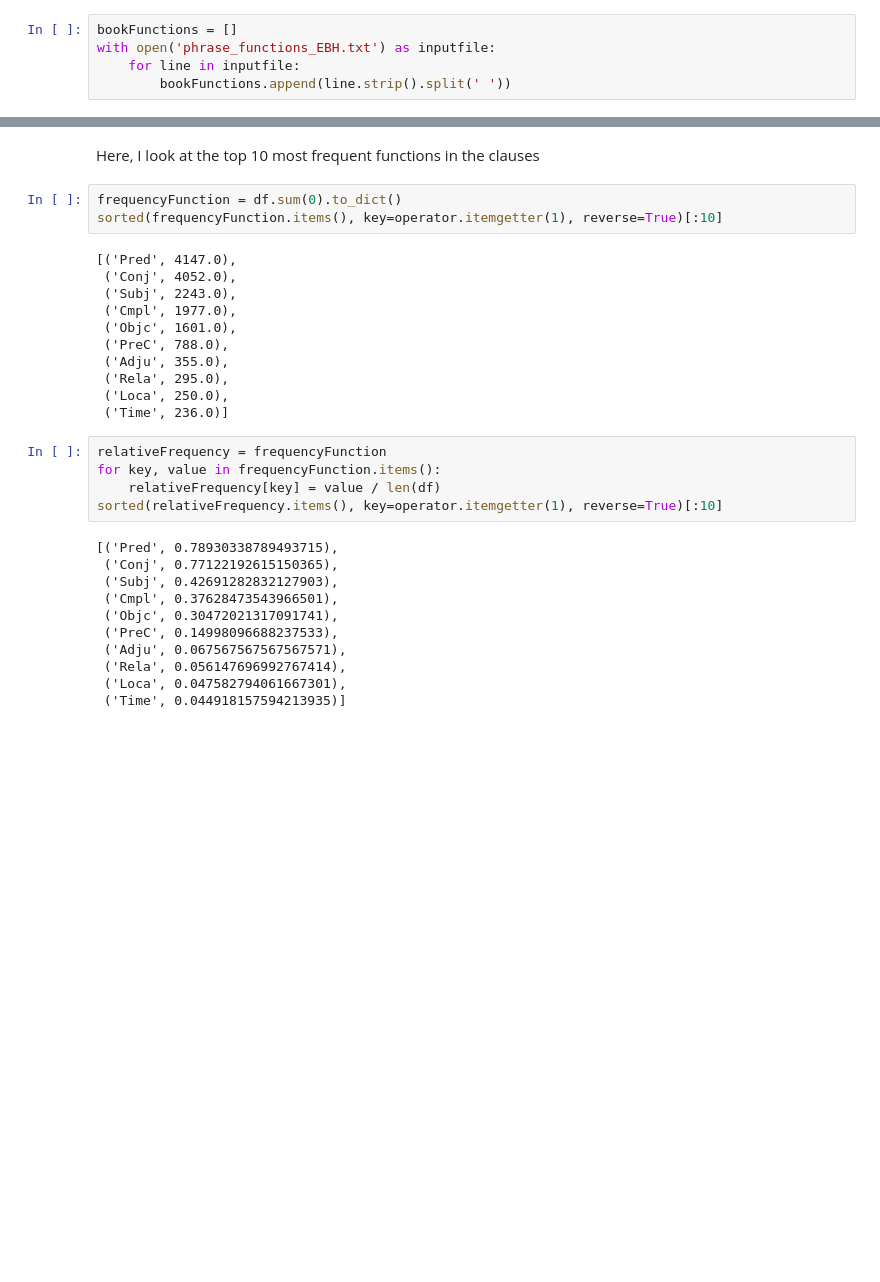
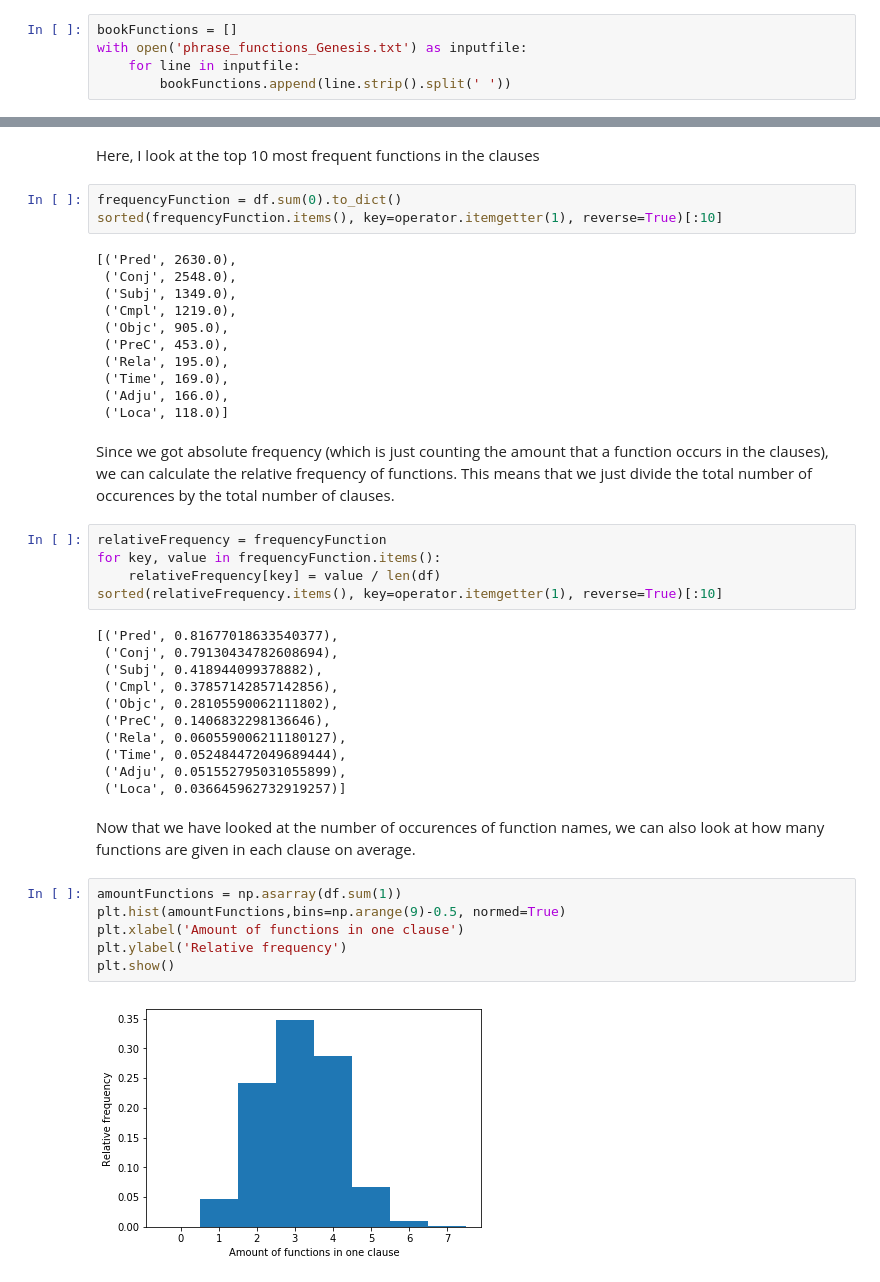
Before and after one commit to ETCBC/Probabilistic_Language_Change, a Jupyter notebook: Data analysis notebook.ipynb, the cells around one changed output, grey strips where cells are left out. Drawn from its saved outputs; the diff is of its cells as text; blank space fills up the shorter version.

```diff
--- a/Data analysis notebook.ipynb
+++ b/Data analysis notebook.ipynb
@@ -13,7 +13,7 @@ import operator
 First, we create a list where all functions are stored.
 # %%
 bookFunctions = []
-with open('phrase_functions_EBH.txt') as inputfile:
+with open('phrase_functions_Genesis.txt') as inputfile:
     for line in inputfile:
         bookFunctions.append(line.strip().split(' '))
 # %% [markdown]
@@ -47,29 +47,41 @@ Here, I look at the top 10 most frequent functions in the clauses
 frequencyFunction = df.sum(0).to_dict()
 sorted(frequencyFunction.items(), key=operator.itemgetter(1), reverse=True)[:10]
 # %% [output]
-[('Pred', 4147.0),
- ('Conj', 4052.0),
- ('Subj', 2243.0),
- ('Cmpl', 1977.0),
- ('Objc', 1601.0),
- ('PreC', 788.0),
- ('Adju', 355.0),
- ('Rela', 295.0),
- ('Loca', 250.0),
- ('Time', 236.0)]
+[('Pred', 2630.0),
+ ('Conj', 2548.0),
+ ('Subj', 1349.0),
+ ('Cmpl', 1219.0),
+ ('Objc', 905.0),
+ ('PreC', 453.0),
+ ('Rela', 195.0),
+ ('Time', 169.0),
+ ('Adju', 166.0),
+ ('Loca', 118.0)]
+# %% [markdown]
+Since we got absolute frequency (which is just counting the amount that a function occurs in the clauses), we can calculate the relative frequency of functions. This means that we just divide the total number of occurences by the total number of clauses.
 # %%
 relativeFrequency = frequencyFunction
 for key, value in frequencyFunction.items():
     relativeFrequency[key] = value / len(df)
 sorted(relativeFrequency.items(), key=operator.itemgetter(1), reverse=True)[:10]
 # %% [output]
-[('Pred', 0.78930338789493715),
- ('Conj', 0.77122192615150365),
- ('Subj', 0.42691282832127903),
- ('Cmpl', 0.37628473543966501),
- ('Objc', 0.30472021317091741),
- ('PreC', 0.14998096688237533),
- ('Adju', 0.067567567567567571),
- ('Rela', 0.056147696992767414),
- ('Loca', 0.047582794061667301),
- ('Time', 0.044918157594213935)]
+[('Pred', 0.81677018633540377),
+ ('Conj', 0.79130434782608694),
+ ('Subj', 0.418944099378882),
+ ('Cmpl', 0.37857142857142856),
+ ('Objc', 0.28105590062111802),
+ ('PreC', 0.1406832298136646),
+ ('Rela', 0.060559006211180127),
+ ('Time', 0.052484472049689444),
+ ('Adju', 0.051552795031055899),
+ ('Loca', 0.036645962732919257)]
+# %% [markdown]
+Now that we have looked at the number of occurences of function names, we can also look at how many functions are given in each clause on average.
+# %%
+amountFunctions = np.asarray(df.sum(1))
+plt.hist(amountFunctions,bins=np.arange(9)-0.5, normed=True)
+plt.xlabel('Amount of functions in one clause')
+plt.ylabel('Relative frequency')
+plt.show()
+# %% [output]
+[figure, added]
```
Also changed, not shown: parts of 10 cells of this notebook, 5 other files.
